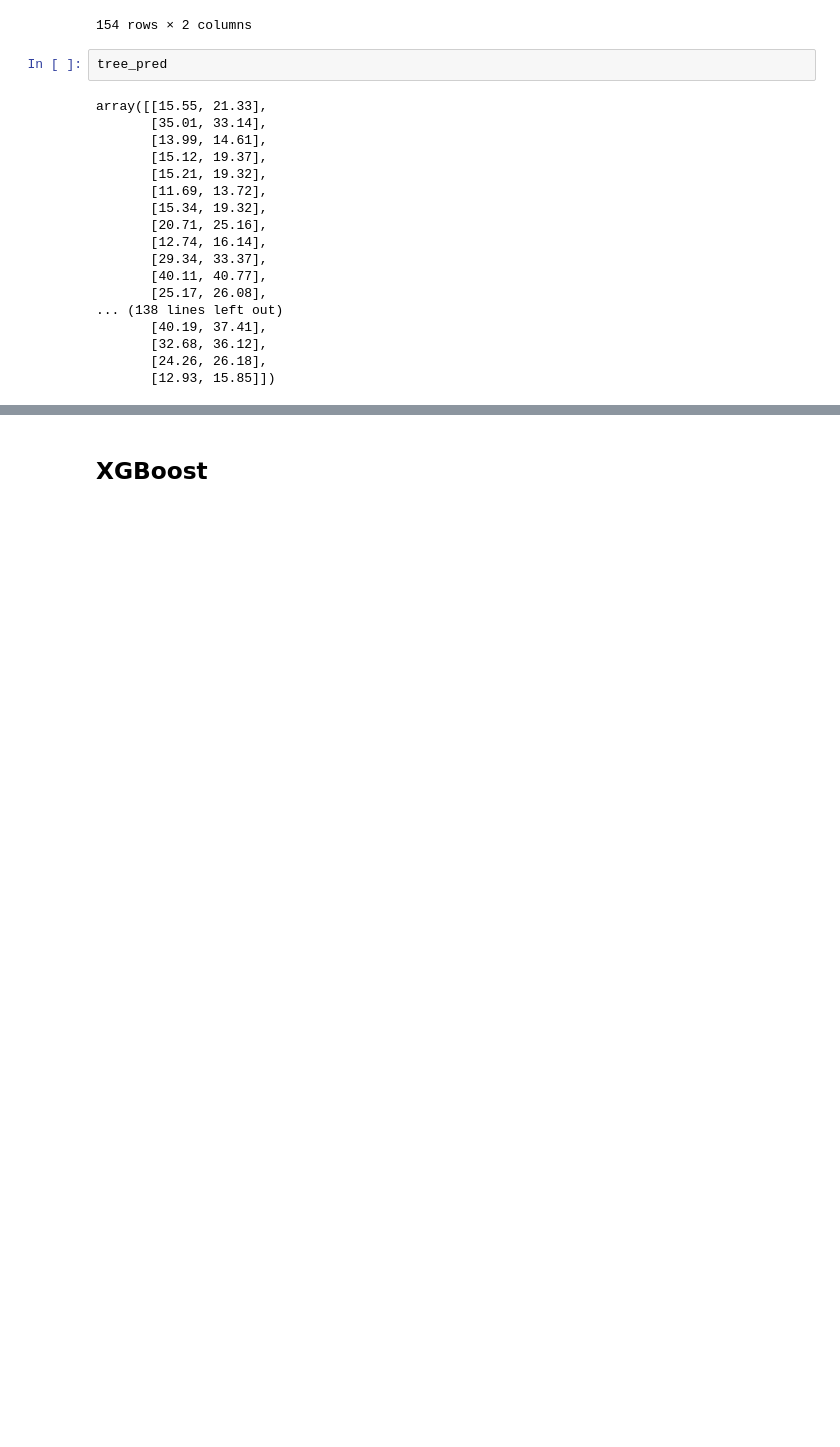
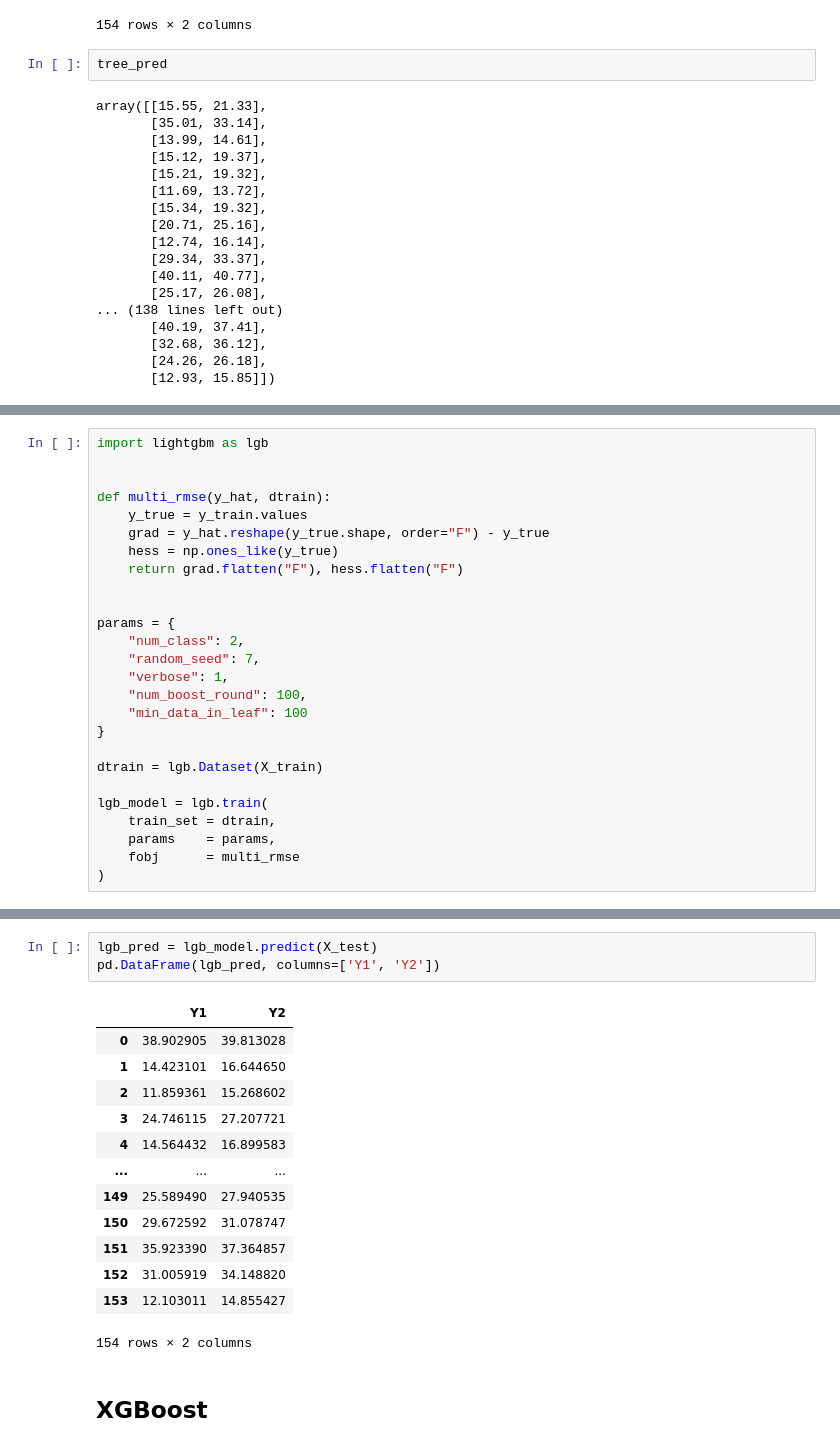
Before and after one commit to krzjoa/medium, a Jupyter notebook: 2_gbm_multioutput/2_multioutput_gbm.ipynb, the cells around one changed output, grey strips where cells are left out. Drawn from its saved outputs; the diff is of its cells as text; blank space fills up the shorter version.

```diff
--- a/2_gbm_multioutput/2_multioutput_gbm.ipynb
+++ b/2_gbm_multioutput/2_multioutput_gbm.ipynb
@@ -246,0 +312,26 @@ array([[15.55, 21.33],
+# %%
+import lightgbm as lgb
+
+
+def multi_rmse(y_hat, dtrain):
+    y_true = y_train.values
+    grad = y_hat.reshape(y_true.shape, order="F") - y_true
+    hess = np.ones_like(y_true)
+    return grad.flatten("F"), hess.flatten("F")
+
+
+params = {
+    "num_class": 2,
+    "random_seed": 7,
+    "verbose": 1,
+    "num_boost_round": 100,
+    "min_data_in_leaf": 100
+}
+
+dtrain = lgb.Dataset(X_train)
+
+lgb_model = lgb.train(
+    train_set = dtrain,
+    params    = params,
+    fobj      = multi_rmse
+)
@@ -247,3 +356,20 @@ array([[15.55, 21.33],
+# %%
+lgb_pred = lgb_model.predict(X_test)
+pd.DataFrame(lgb_pred, columns=['Y1', 'Y2'])
+# %% [output]
+|  | Y1 | Y2 |
+| 0 | 38.902905 | 39.813028 |
+| 1 | 14.423101 | 16.644650 |
+| 2 | 11.859361 | 15.268602 |
+| 3 | 24.746115 | 27.207721 |
+| 4 | 14.564432 | 16.899583 |
+| ... | ... | ... |
+| 149 | 25.589490 | 27.940535 |
+| 150 | 29.672592 | 31.078747 |
+| 151 | 35.923390 | 37.364857 |
+| 152 | 31.005919 | 34.148820 |
+| 153 | 12.103011 | 14.855427 |
+154 rows × 2 columns
 # %% [markdown]
 ## XGBoost
 # %%
```
Also changed, not shown: parts of 26 cells of this notebook, 14 other files.
